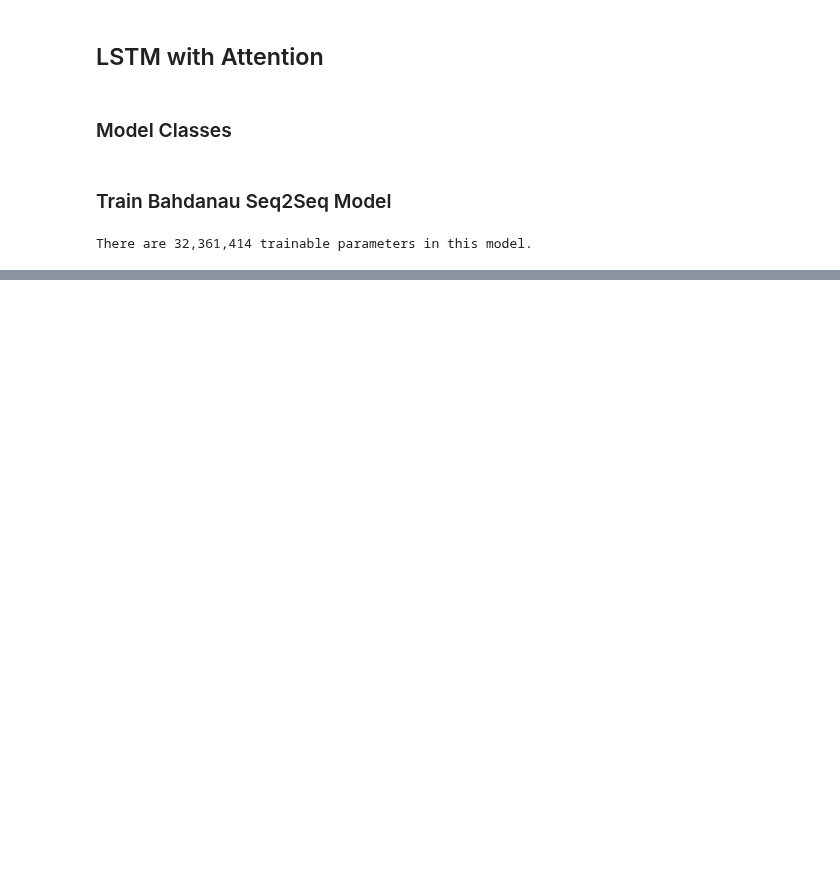
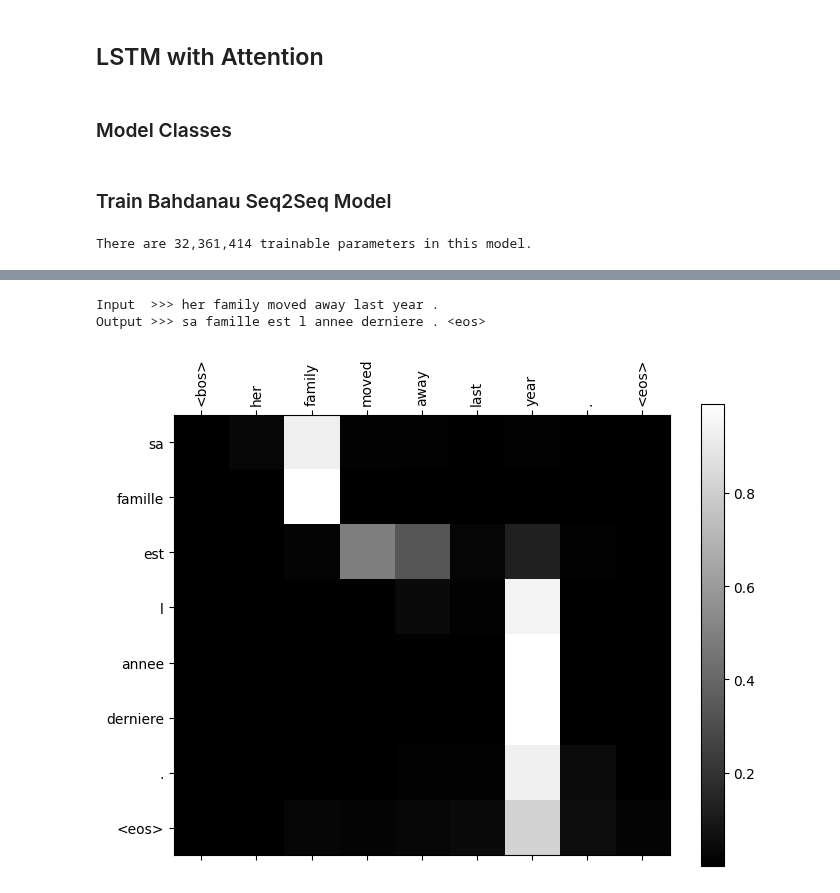
Before and after one commit to rkaunismaa/TransformersForMachineLearning, a Jupyter notebook: Chapter-2-Machine-Translation_Work.ipynb, the cells around one changed output, grey strips where cells are left out. Saved outputs shown, nothing was run; the diff lists cells and outputs as text; code cells hidden in the pictures; blank space fills up the shorter version.

```diff
--- a/Chapter-2-Machine-Translation_Work.ipynb
+++ b/Chapter-2-Machine-Translation_Work.ipynb
@@ -786,0 +875,7 @@ Checkpointing at epoch 13
+# %%
+if not FILTER_TO_BASIC_PREFIXES:
+  predict_and_show_attention("her family moved away last year .", seq2seq, device)
+# %% [output]
+Input  >>> her family moved away last year .
+Output >>> sa famille est l annee derniere . <eos>
+[figure, added]
```
Also changed, not shown: parts of 17 cells of this notebook.
